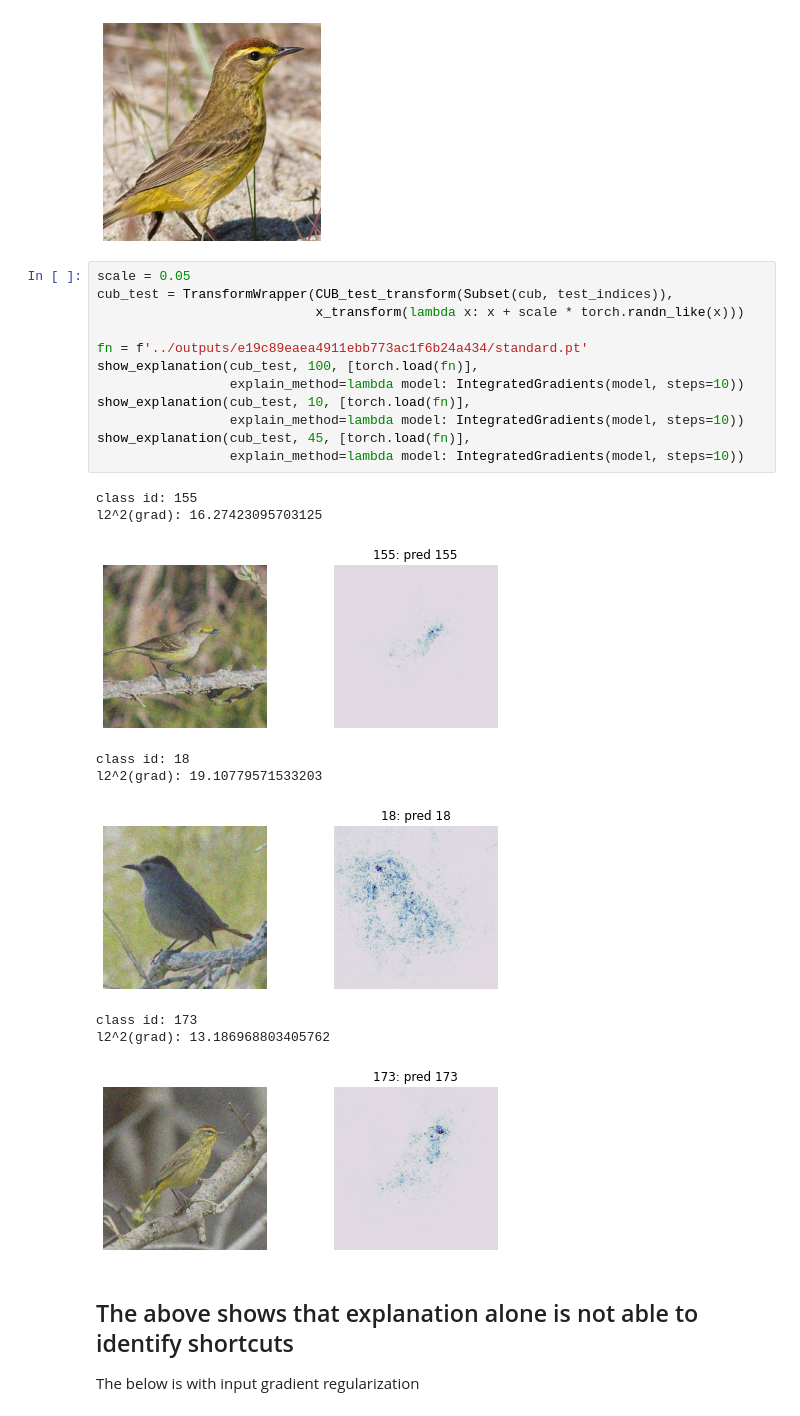
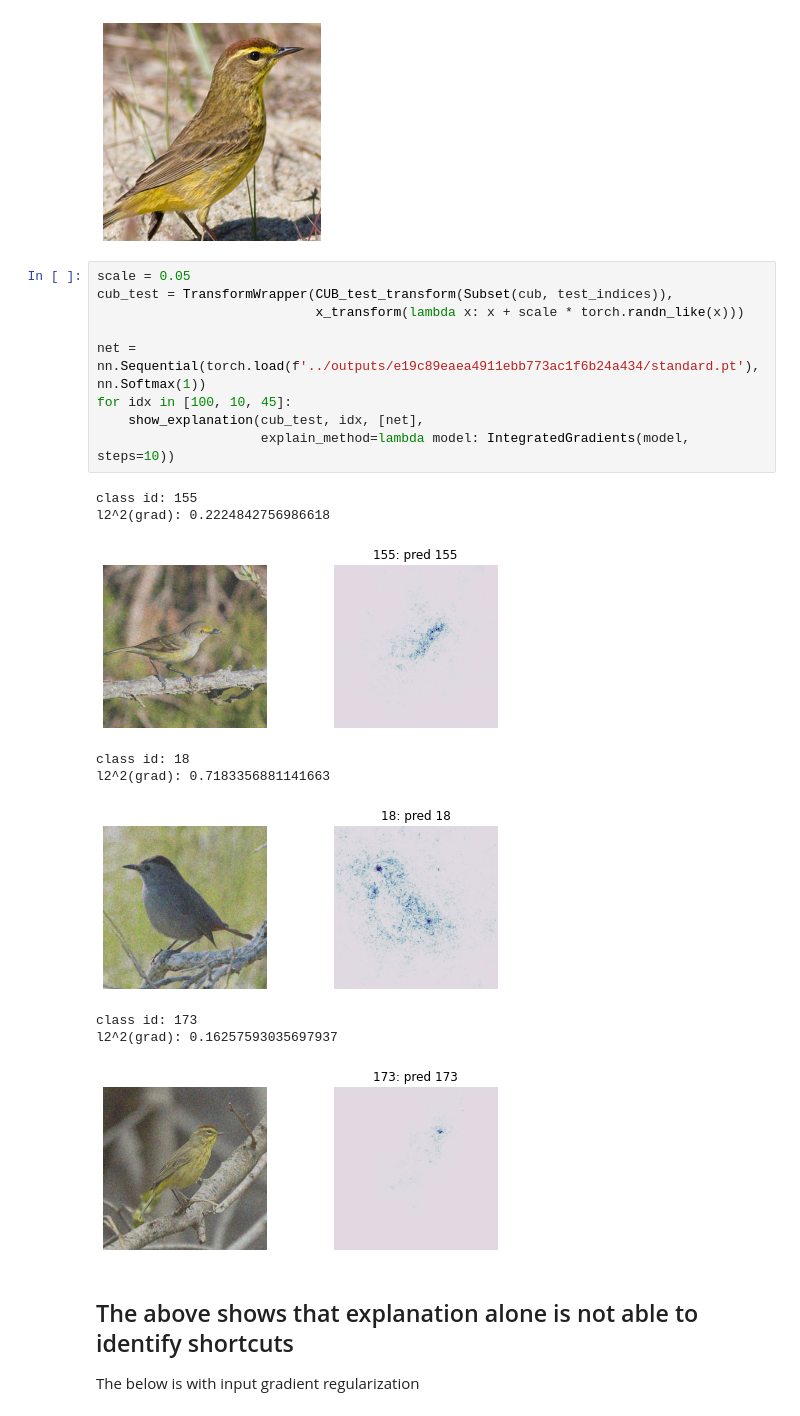
Before and after one commit to nathanwang000/ConceptCredibleModel, a Jupyter notebook: notebooks/attribution.ipynb, the cells around one changed output. Saved outputs shown, nothing was run; the diff lists cells and outputs as text.

```diff
--- a/notebooks/attribution.ipynb
+++ b/notebooks/attribution.ipynb
@@ -70,25 +70,22 @@ image size: torch.Size([299, 299, 3])
 # %%
 scale = 0.05
 cub_test = TransformWrapper(CUB_test_transform(Subset(cub, test_indices)),
                             x_transform(lambda x: x + scale * torch.randn_like(x)))
 
-fn = f'../outputs/e19c89eaea4911ebb773ac1f6b24a434/standard.pt'
-show_explanation(cub_test, 100, [torch.load(fn)],
-                 explain_method=lambda model: IntegratedGradients(model, steps=10))
-show_explanation(cub_test, 10, [torch.load(fn)],
-                 explain_method=lambda model: IntegratedGradients(model, steps=10))
-show_explanation(cub_test, 45, [torch.load(fn)],
-                 explain_method=lambda model: IntegratedGradients(model, steps=10))
+net =  nn.Sequential(torch.load(f'../outputs/e19c89eaea4911ebb773ac1f6b24a434/standard.pt'), nn.Softmax(1))
+for idx in [100, 10, 45]:
+    show_explanation(cub_test, idx, [net],
+                     explain_method=lambda model: IntegratedGradients(model, steps=10))
 # %% [output]
 class id: 155
-l2^2(grad): 16.27423095703125
+l2^2(grad): 0.2224842756986618
-[figure, old version]
+[figure, new version]
 class id: 18
-l2^2(grad): 19.10779571533203
+l2^2(grad): 0.7183356881141663
-[figure, old version]
+[figure, new version]
 class id: 173
-l2^2(grad): 13.186968803405762
+l2^2(grad): 0.16257593035697937
-[figure, old version]
+[figure, new version]
 # %% [markdown]
 ## The above shows that explanation alone is not able to identify shortcuts
 
```
Also changed, not shown: parts of 3 cells of this notebook.
